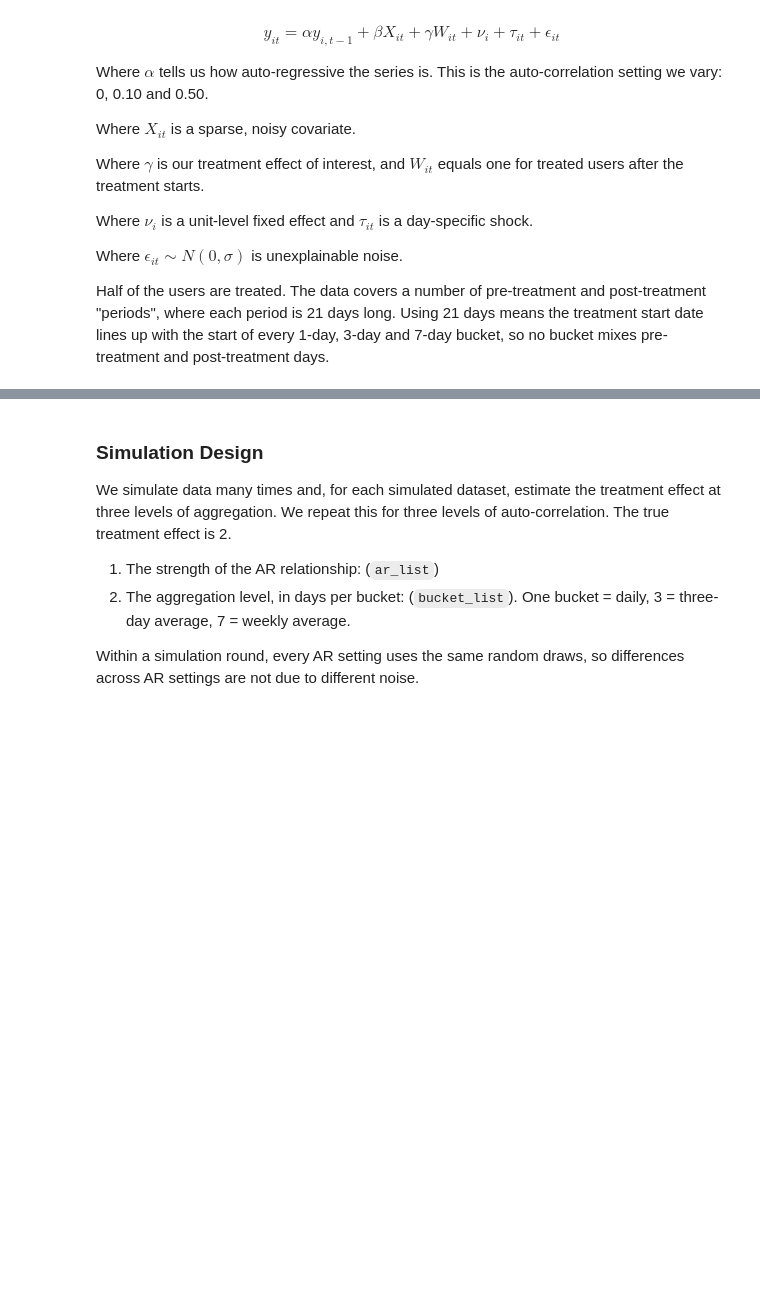
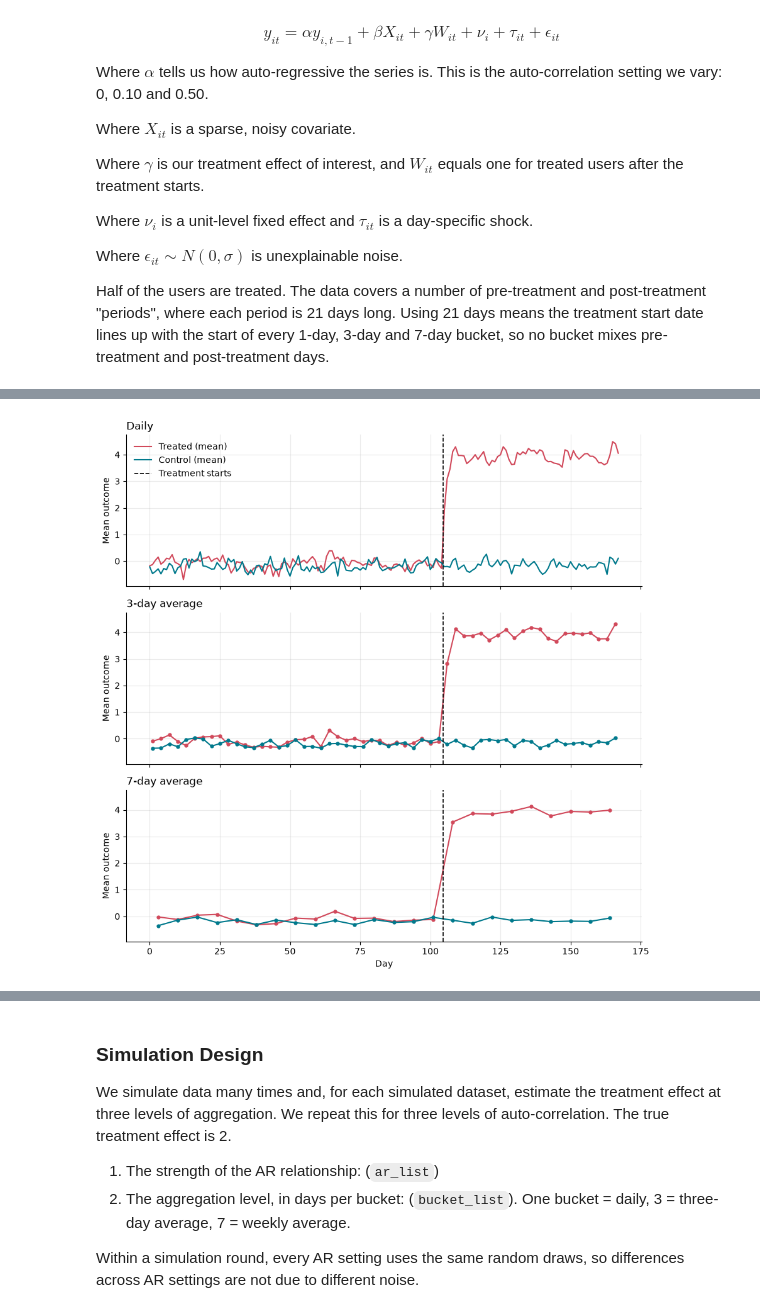
Before and after one commit to shoepaladin/causalinference_crashcourse, a Jupyter notebook: OtherMaterial/How Data Cleaning and Manipulation Affect Results/Data Aggregation and Bias.ipynb, the cells around one changed output, grey strips where cells are left out. Saved outputs shown, nothing was run; the diff lists cells and outputs as text; code cells hidden in the pictures; blank space fills up the shorter version.

Commit message:
Adding figures to the data agg and bias notebook

```diff
--- a/OtherMaterial/How Data Cleaning and Manipulation Affect Results/Data Aggregation and Bias.ipynb
+++ b/OtherMaterial/How Data Cleaning and Manipulation Affect Results/Data Aggregation and Bias.ipynb
@@ -132,0 +136,19 @@ pd.concat([did_twfe(data=df, bucket=b).assign(bucket=b) for b in [1,3,7]])
+# %%
+## One simulated dataset (AR = 0.5, true effect = 2), later aggregated into daily, 3-day and 7-day averages
+ill_N, ill_preT, ill_pstT, ill_atet, ill_ar = 100, 5, 3, 2, 0.50
+ill_t0 = ill_preT*21 ## first treated day (each period is 21 days long)
+ill_buckets = {1:'Daily', 3:'3-day average', 7:'7-day average'} ## days per bucket
+ill_c_tr, ill_c_ct = '#d1495b', '#00798c'
+ill_style = {'font.size':10, 'axes.spines.top':False, 'axes.spines.right':False,
+             'axes.grid':True, 'grid.alpha':.25}
+
+np.random.seed(42276)
+ill_df = dgp(N=ill_N, preT=ill_preT, pstT=ill_pstT, ar=ill_ar, atet=ill_atet, X_var=0.25, error_std=1)
+
+def ill_bucket_means(data, bucket):
+    '''Average outcome of all treated and all control units in each bucket. x is the bucket midpoint in days.'''
+    d = data.assign(grp=np.where(data['unitid'] < ill_N//2, 'Treated', 'Control'), b=data['t']//bucket)
+    g = d.groupby(['grp','b'])['y'].mean().unstack('grp')
+    g['x'] = g.index*bucket + (bucket-1)/2
+    g['gap'] = g['Treated'] - g['Control']
+    return g
@@ -132,0 +158,17 @@ pd.concat([did_twfe(data=df, bucket=b).assign(bucket=b) for b in [1,3,7]])
+# %%
+with plt.rc_context(ill_style):
+    fig, axes = plt.subplots(len(ill_buckets), 1, figsize=(9,9), sharex=True, sharey=True)
+    for ax, (b, lab) in zip(axes, ill_buckets.items()):
+        g = ill_bucket_means(ill_df, b)
+        mk = 'o' if b > 1 else None
+        ax.plot(g['x'], g['Treated'], color=ill_c_tr, marker=mk, ms=3.5, label='Treated (mean)')
+        ax.plot(g['x'], g['Control'], color=ill_c_ct, marker=mk, ms=3.5, label='Control (mean)')
+        ax.axvline(ill_t0-.5, color='k', ls='--', lw=1.2, label='Treatment starts')
+        ax.set_title(lab, loc='left')
+        ax.set_ylabel('Mean outcome')
+    axes[-1].set_xlabel('Day')
+    axes[0].legend(frameon=False, loc='upper left')
+    fig.tight_layout()
+    plt.show()
+# %% [output]
+[figure, added]
```
Also changed, not shown: parts of 5 cells of this notebook.
